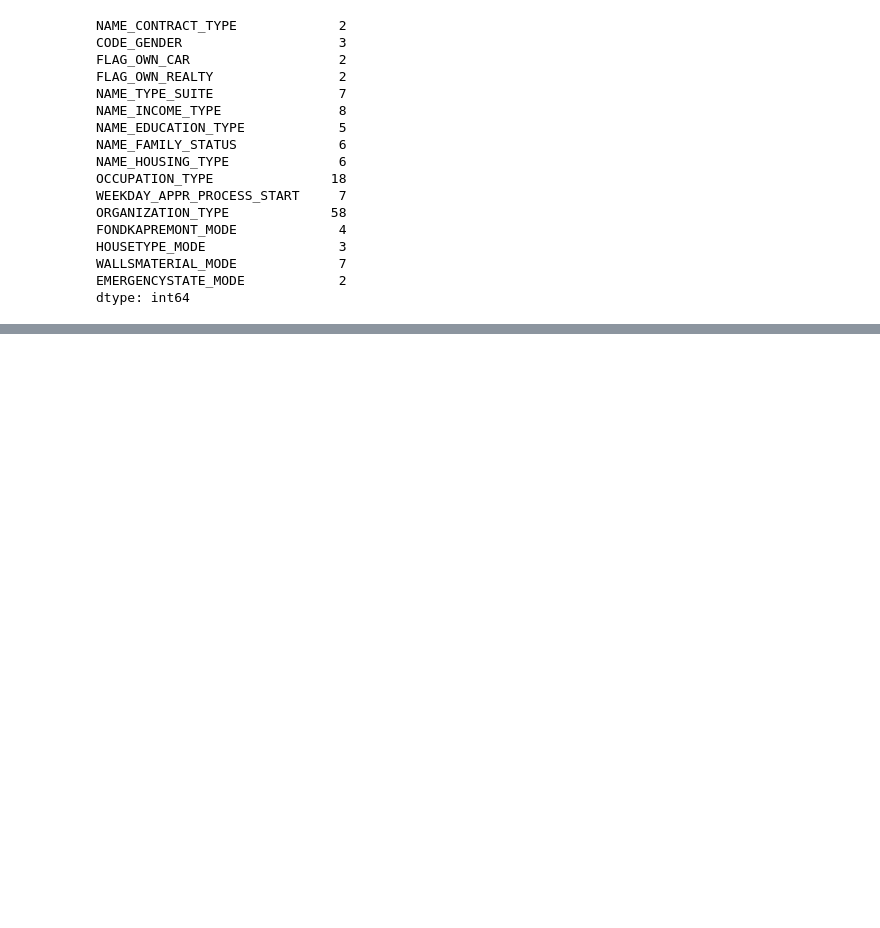
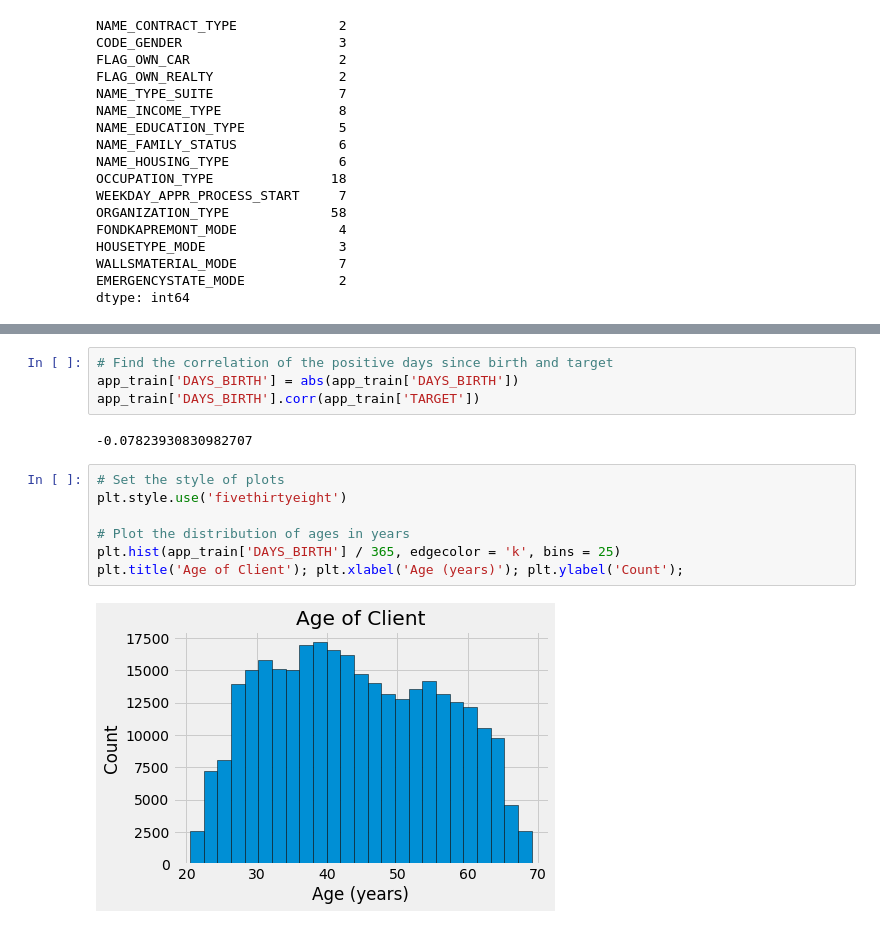
Before and after one commit to katrinmisel/HomeCreditDefaultRisk, a Jupyter notebook: scoring.ipynb, the cells around one changed output, grey strips where cells are left out. Saved outputs shown, nothing was run; the diff lists cells and outputs as text; blank space fills up the shorter version.

```diff
--- a/scoring.ipynb
+++ b/scoring.ipynb
@@ -101,0 +253,15 @@ dtype: int64
+# %%
+# Find the correlation of the positive days since birth and target
+app_train['DAYS_BIRTH'] = abs(app_train['DAYS_BIRTH'])
+app_train['DAYS_BIRTH'].corr(app_train['TARGET'])
+# %% [output]
+-0.07823930830982707
+# %%
+# Set the style of plots
+plt.style.use('fivethirtyeight')
+
+# Plot the distribution of ages in years
+plt.hist(app_train['DAYS_BIRTH'] / 365, edgecolor = 'k', bins = 25)
+plt.title('Age of Client'); plt.xlabel('Age (years)'); plt.ylabel('Count');
+# %% [output]
+[figure, added]
```
Also changed, not shown: parts of 36 cells of this notebook, 2 other files.
